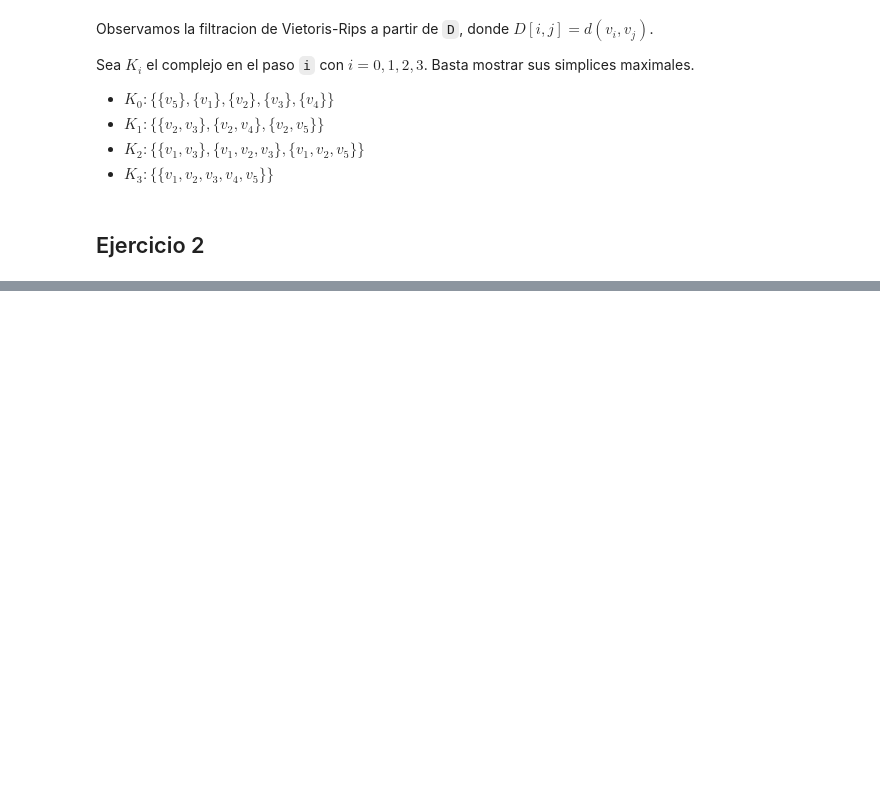
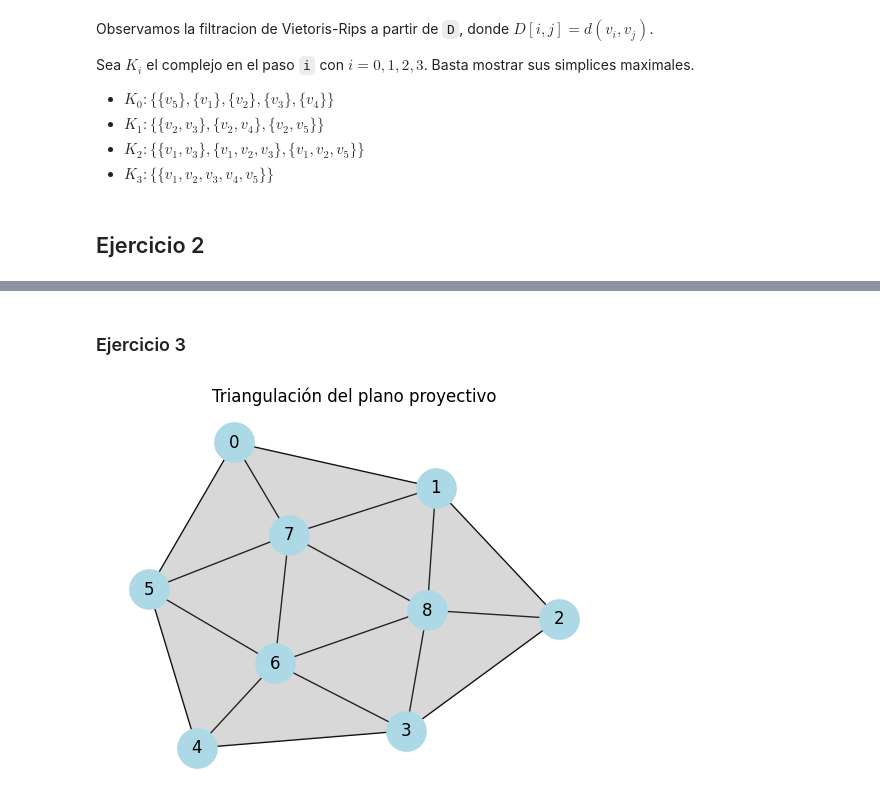
Before and after one commit to aaronbernal28/DataTopology-2025, a Jupyter notebook: notebooks/VR_y_homologia_persistente.ipynb, the cells around one changed output, grey strips where cells are left out. Saved outputs shown, nothing was run; the diff lists cells and outputs as text; code cells hidden in the pictures; blank space fills up the shorter version.

```diff
--- a/notebooks/VR_y_homologia_persistente.ipynb
+++ b/notebooks/VR_y_homologia_persistente.ipynb
@@ -104 +104,3 @@ plot_persistence(persistence)
 <Figure size 640x480 with 0 Axes>
+# %% [markdown]
+### Ejercicio 3
@@ -104,0 +110,40 @@ plot_persistence(persistence)
+# %%
+# Crear el grafo con un ciclo exterior de 6 nodos y un ciclo interior de 3 nodos
+cicle_ext = nx.cycle_graph(6)
+cicle_int = nx.cycle_graph(3)
+cicle_int = nx.relabel_nodes(cicle_int, {i:i+cicle_ext.number_of_nodes() for i in cicle_int.nodes})
+G = nx.compose(cicle_ext, cicle_int)
+
+# Aristas adicionales para el plano proyectivo
+new_edges = {
+    0: [7],
+    1: [7, 8],
+    2: [8],
+    3: [6, 8],
+    4: [6],
+    5: [6, 7]
+}
+for src, dst in new_edges.items():
+    for d in dst:
+        G.add_edge(src, d)
+# %%
+from matplotlib.patches import Polygon
+
+# Plot grafo y fija posiciones
+pos = nx.spring_layout(G, seed=3)
+fig, ax = plt.subplots()
+
+nx.draw(G, pos, ax=ax, with_labels=True, node_color='lightblue', node_size=800)
+
+# Encontrar todos los triángulos en el grafo
+simplex_3s = [list(triangle) for triangle in nx.enumerate_all_cliques(G) if len(triangle) == 3]
+
+for triangle in simplex_3s:
+    triangle_coords = [pos[node] for node in triangle]
+    triangle_patch = Polygon(triangle_coords, fill=True, facecolor='gray', alpha=0.3)
+    ax.add_patch(triangle_patch)
+
+plt.title("Triangulación del plano proyectivo")
+plt.show()
+# %% [output]
+[figure, added]
```
Also changed, not shown: parts of 4 cells of this notebook.
